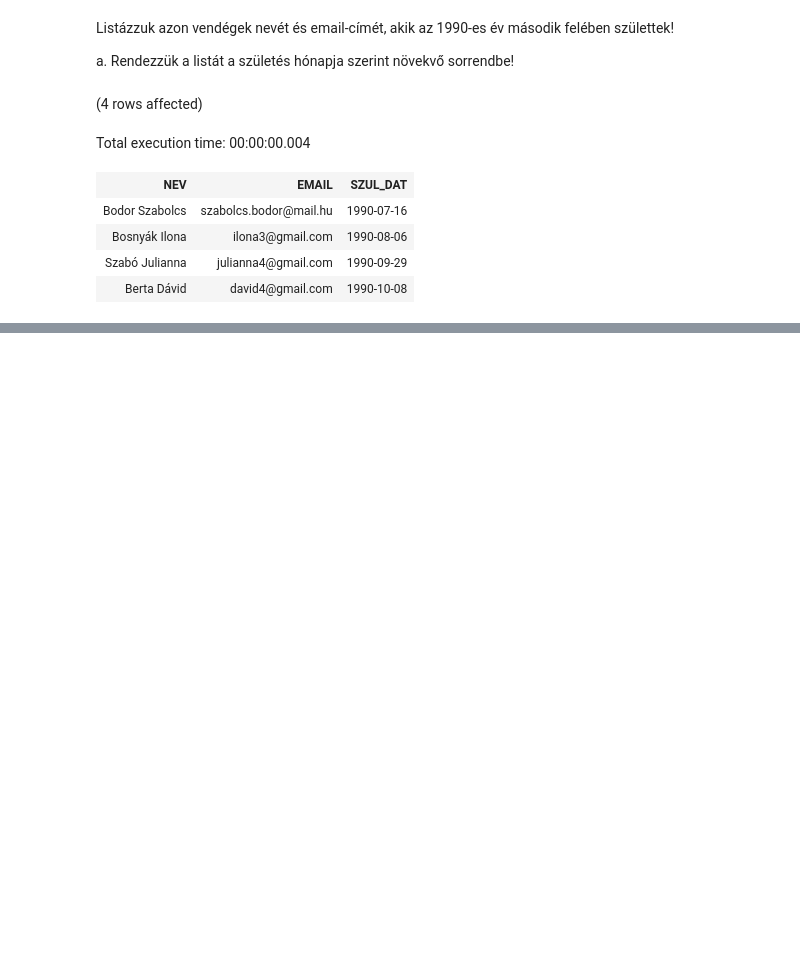
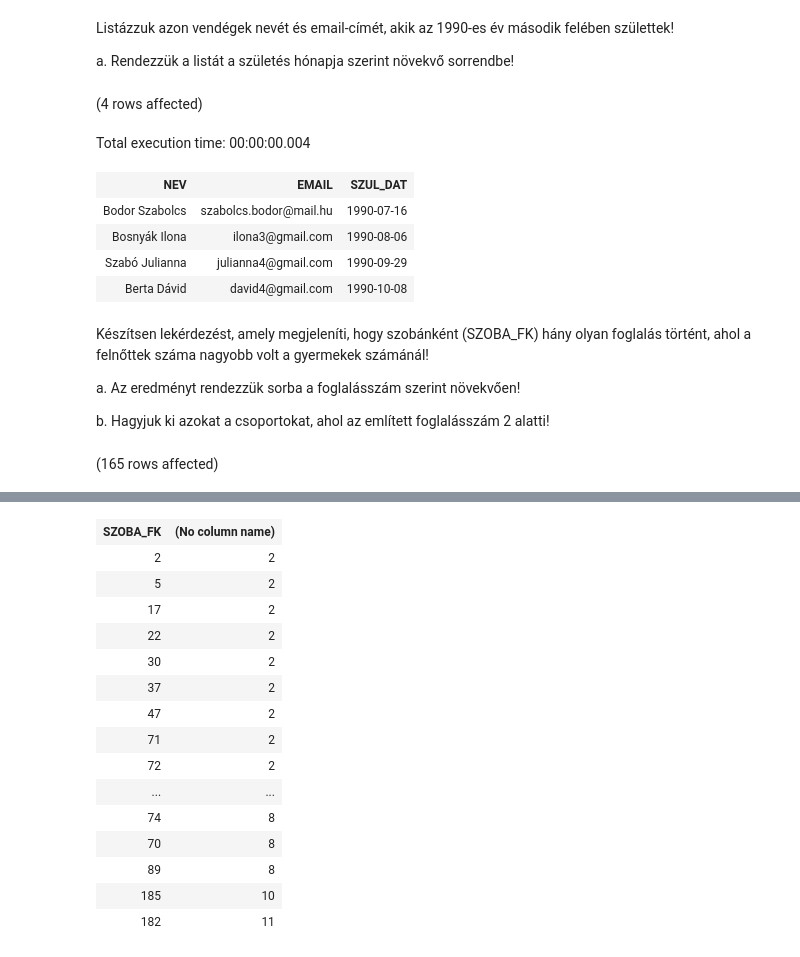
Before and after one commit to telekboldi2/sql.uni-corvinus, a Jupyter notebook: zh1.ipynb, the cells around one changed output, grey strips where cells are left out. Cells and saved outputs as stored; diff of their text form; code cells hidden in the pictures; blank space fills up the shorter version.

```diff
--- a/zh1.ipynb
+++ b/zh1.ipynb
@@ -15,3 +15,18 @@ Total execution time: 00:00:00.004
 | Bosnyák Ilona | ilona3@gmail.com | 1990-08-06 |
 | Szabó Julianna | julianna4@gmail.com | 1990-09-29 |
 | Berta Dávid | david4@gmail.com | 1990-10-08 |
+# %% [markdown]
+Készítsen lekérdezést, amely megjeleníti, hogy szobánként (SZOBA\_FK) hány olyan foglalás történt, ahol a felnőttek száma nagyobb volt a gyermekek számánál!
+
+a. Az eredményt rendezzük sorba a foglalásszám szerint növekvően!
+
+b. Hagyjuk ki azokat a csoportokat, ahol az említett foglalásszám 2 alatti!
+# %%
+SELECT SZOBA_FK,count(*)
+From foglalas f join Szoba sz on f.SZOBA_FK = sz.SZOBA_ID
+where f.FELNOTT_SZAM>f.GYERMEK_SZAM
+group by SZOBA_FK
+having count(*)>=2
+order by count(*)
+# %% [output]
+(165 rows affected)
@@ -17,0 +34,16 @@ Total execution time: 00:00:00.004
+| SZOBA_FK | (No column name) |
+| 2 | 2 |
+| 5 | 2 |
+| 17 | 2 |
+| 22 | 2 |
+| 30 | 2 |
+| 37 | 2 |
+| 47 | 2 |
+| 71 | 2 |
+| 72 | 2 |
+| ... | ... |
+| 74 | 8 |
+| 70 | 8 |
+| 89 | 8 |
+| 185 | 10 |
+| 182 | 11 |
```
Also changed, not shown: parts of 1 cell of this notebook.
